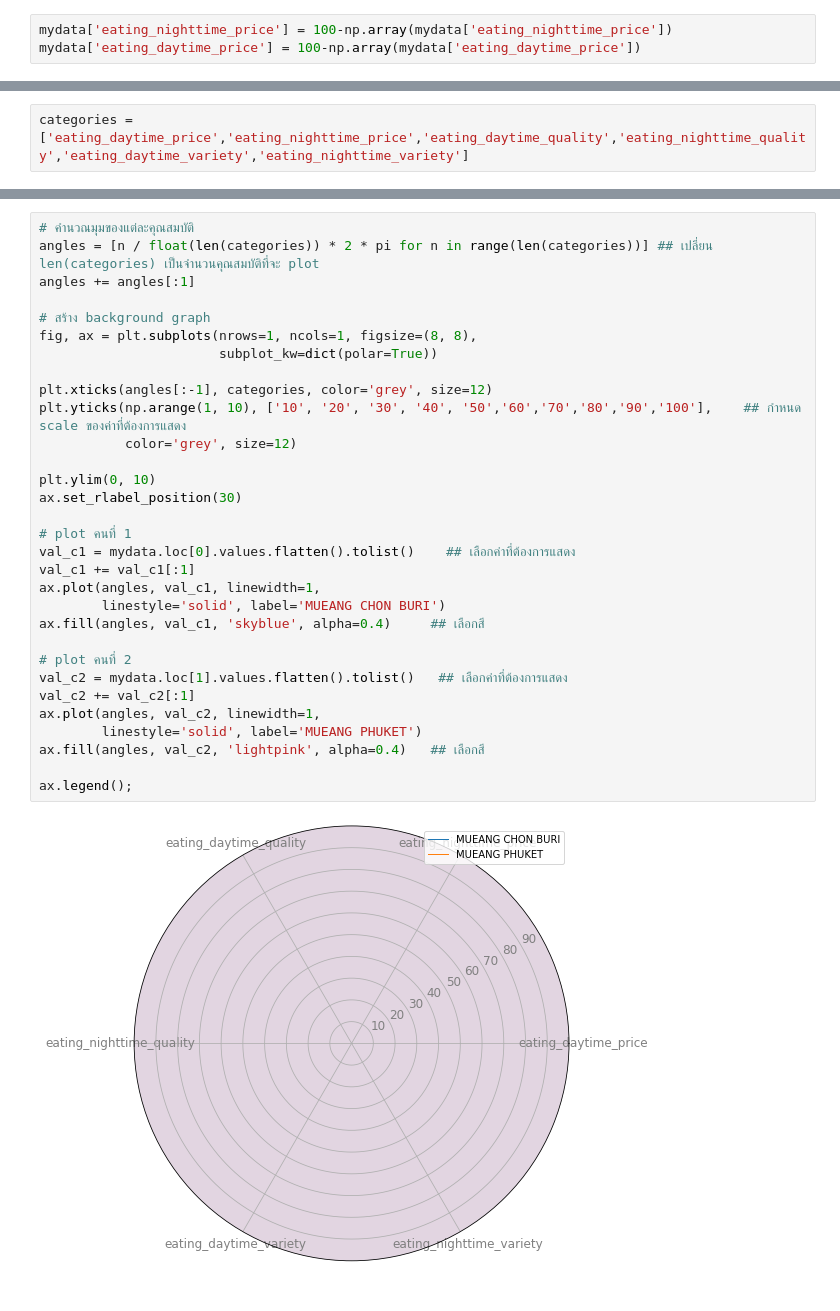
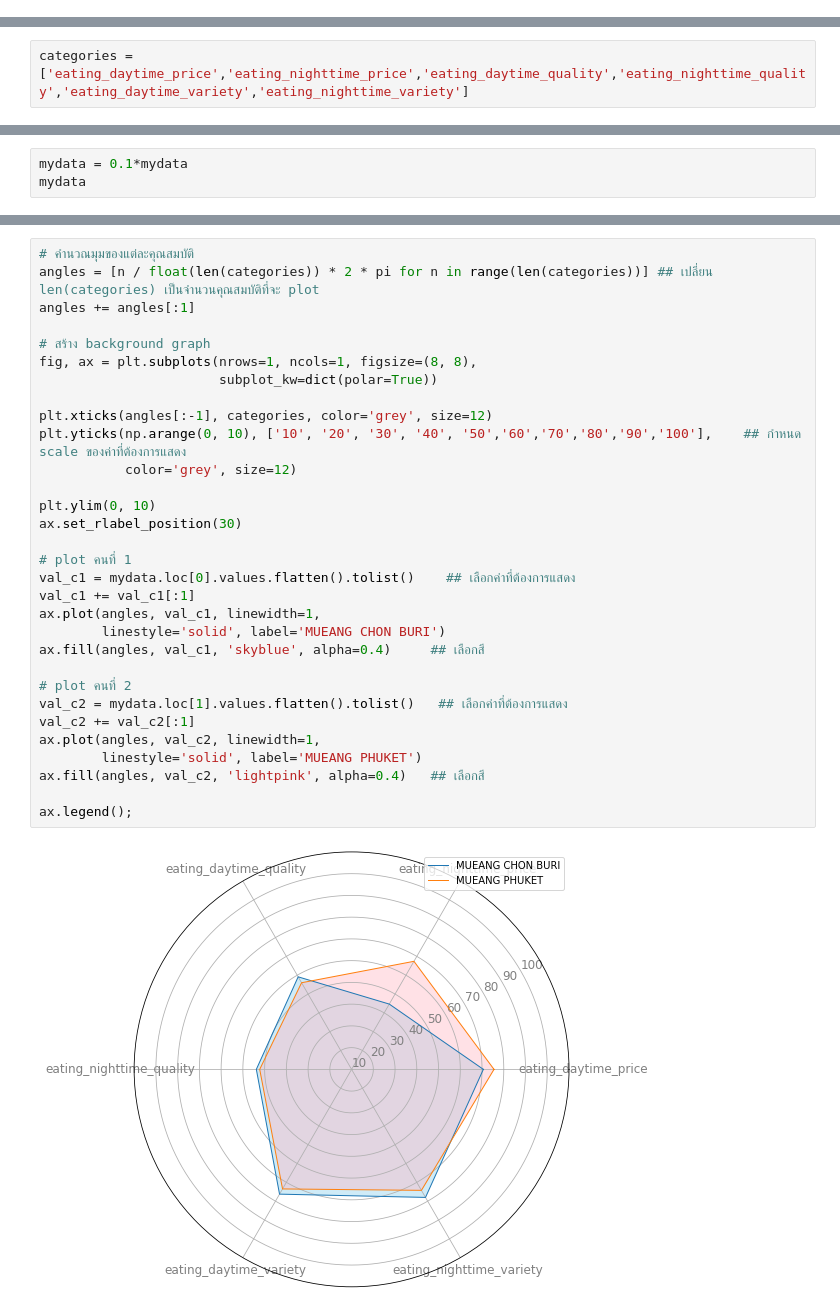
Before and after one commit to Praewphat/BasicProg_DataViz65, a Jupyter notebook: DataViz04_Data_Comparison.ipynb, the cells around one changed output, grey strips where cells are left out. Saved outputs shown, nothing was run; the diff lists cells and outputs as text.

```diff
--- a/DataViz04_Data_Comparison.ipynb
+++ b/DataViz04_Data_Comparison.ipynb
@@ -734,6 +734,3 @@ mydata
 | MUEANG PHUKET | 288.375000 | 2621.500000 | 2617.0 | 2616.0 | 56.125 | 65.5 | ... |
 # %%
 mydata = mydata.reset_index()[['eating_daytime_price','eating_nighttime_price','eating_daytime_quality','eating_nighttime_quality','eating_daytime_variety','eating_nighttime_variety']]
-# %%
-mydata['eating_nighttime_price'] = 100-np.array(mydata['eating_nighttime_price'])
-mydata['eating_daytime_price'] = 100-np.array(mydata['eating_daytime_price'])
@@ -745,0 +788,3 @@ mydata.loc[0].values.flatten().tolist()
+# %%
+mydata = 0.1*mydata
+mydata
@@ -747,32 +796,32 @@ mydata.loc[0].values.flatten().tolist()
 # คำนวณมุมของแต่ละคุณสมบัติ
 angles = [n / float(len(categories)) * 2 * pi for n in range(len(categories))] ## เปลี่ยน len(categories) เป็นจำนวนคุณสมบัติที่จะ plot
 angles += angles[:1]
 
 # สร้าง background graph
 fig, ax = plt.subplots(nrows=1, ncols=1, figsize=(8, 8),
                        subplot_kw=dict(polar=True))
 
 plt.xticks(angles[:-1], categories, color='grey', size=12)
-plt.yticks(np.arange(1, 10), ['10', '20', '30', '40', '50','60','70','80','90','100'],    ## กำหนด scale ของค่าที่ต้องการแสดง
+plt.yticks(np.arange(0, 10), ['10', '20', '30', '40', '50','60','70','80','90','100'],    ## กำหนด scale ของค่าที่ต้องการแสดง
            color='grey', size=12)
 
 plt.ylim(0, 10)
 ax.set_rlabel_position(30)
 
 # plot คนที่ 1
 val_c1 = mydata.loc[0].values.flatten().tolist()    ## เลือกค่าที่ต้องการแสดง
 val_c1 += val_c1[:1]
 ax.plot(angles, val_c1, linewidth=1,
         linestyle='solid', label='MUEANG CHON BURI')
 ax.fill(angles, val_c1, 'skyblue', alpha=0.4)     ## เลือกสี
 
 # plot คนที่ 2
 val_c2 = mydata.loc[1].values.flatten().tolist()   ## เลือกค่าที่ต้องการแสดง
 val_c2 += val_c2[:1]
 ax.plot(angles, val_c2, linewidth=1,
         linestyle='solid', label='MUEANG PHUKET')
 ax.fill(angles, val_c2, 'lightpink', alpha=0.4)   ## เลือกสี
 
 ax.legend();
 # %% [output]
-[figure, old version]
+[figure, new version]
```
Also changed, not shown: parts of 10 cells of this notebook.
